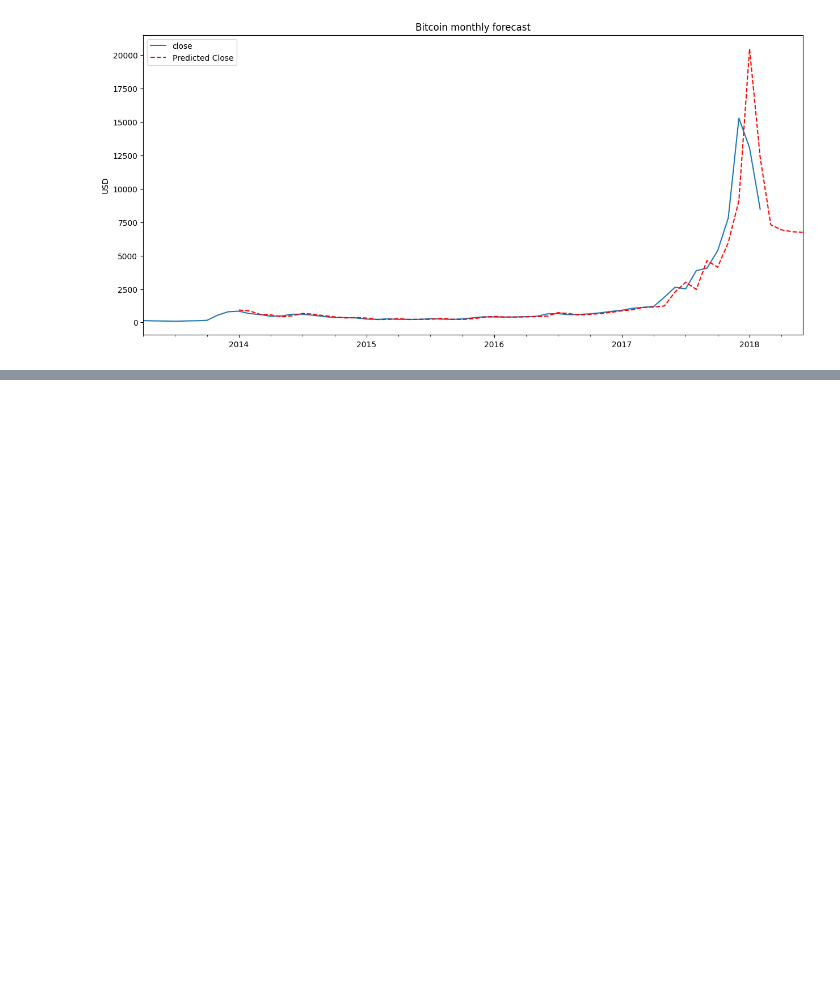
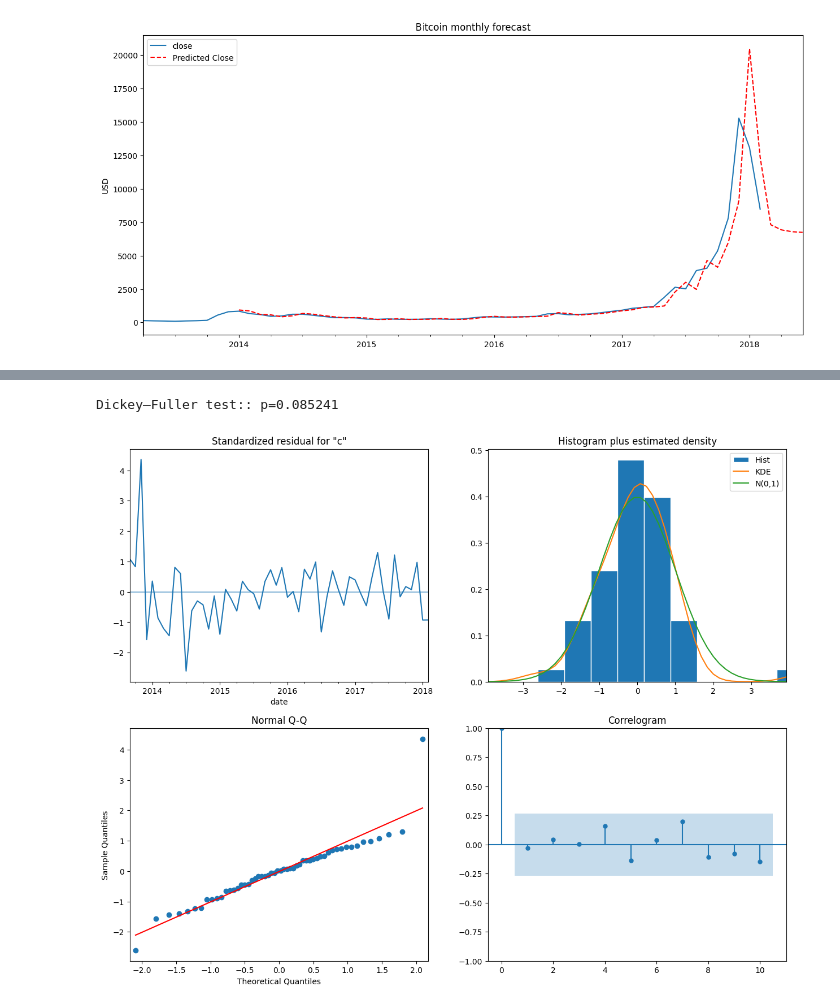
Before and after one commit to BearTS/TeamLosPolosHermanos-Technica22, a Jupyter notebook: ARIMAandSARIMAX.ipynb, the cells around one changed output, grey strips where cells are left out. Cells and saved outputs as stored; diff of their text form; code cells hidden in the pictures; blank space fills up the shorter version.

```diff
--- a/ARIMAandSARIMAX.ipynb
+++ b/ARIMAandSARIMAX.ipynb
@@ -222,0 +225,29 @@ plt.show()
+# %%
+# Initial approximation of parameters
+Qs = range(0, 2)
+qs = range(0, 3)
+Ps = range(0, 3)
+ps = range(0, 3)
+D=1
+d=1
+parameters = product(ps, qs, Ps, Qs)
+parameters_list = list(parameters)
+len(parameters_list)
+
+# Model Selection
+results = []
+best_aic = float("inf")
+warnings.filterwarnings('ignore')
+for param in parameters_list:
+    try:
+#        model = SARIMAX(btc_month.close_box, order=(param[0], d, param[1]), seasonal_order=(param[2], D, param[3], 12)).fit(disp=-1)
+        model = SARIMAX(btc_month.close_box, order=(param[0], d, param[1]), seasonal_order=(param[2], D, param[3], 4)).fit(disp=-1)
+    except ValueError:
+        print('bad parameter combination:', param)
+        continue
+    aic = model.aic
+    if aic < best_aic:
+        best_model = model
+        best_aic = aic
+        best_param = param
+    results.append([param, model.aic])
@@ -222,0 +278,9 @@ plt.show()
+# %%
+print("Dickey–Fuller test:: p=%f" % adfuller(best_model.resid[13:])[1])
+# %% [output]
+Dickey–Fuller test:: p=0.085241
+# %%
+best_model.plot_diagnostics(figsize=(15, 12))
+plt.show()
+# %% [output]
+[figure, added]
```
Also changed, not shown: parts of 4 cells of this notebook.
